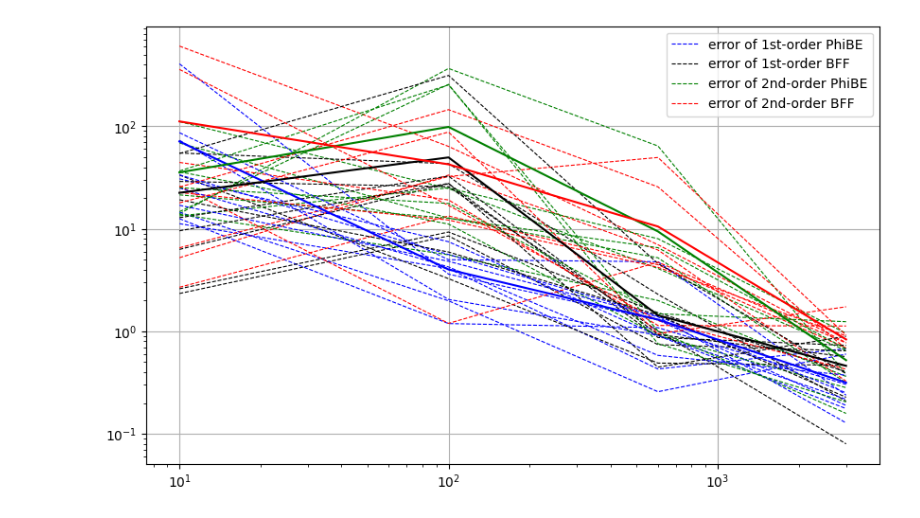
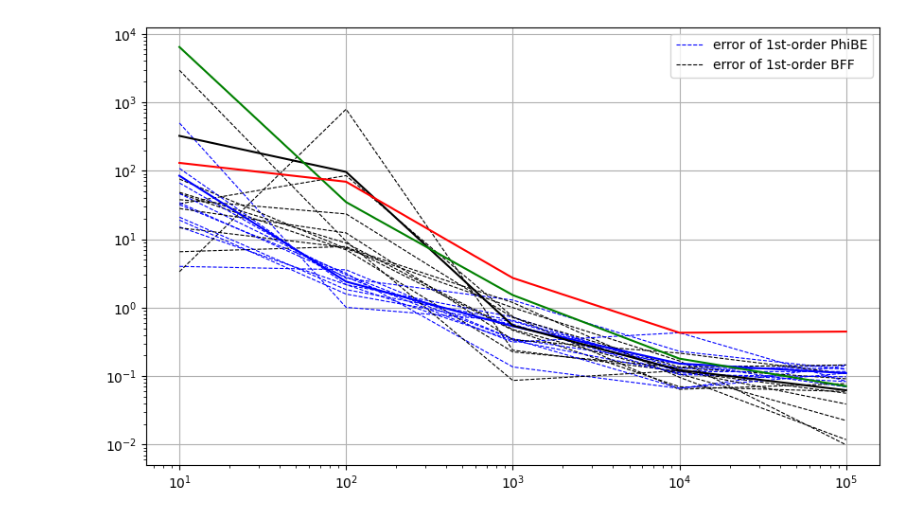
Before and after one commit to KostivArr/PhiBE-BFF, a Jupyter notebook: error_dataamount (10 simulations).ipynb, the cells around one changed output. Saved outputs shown, nothing was run; the diff lists cells and outputs as text; code cells hidden in the pictures.

```diff
--- a/error_dataamount (10 simulations).ipynb
+++ b/error_dataamount (10 simulations).ipynb
@@ -7,7 +7,7 @@ import matplotlib.pyplot as plt
 
 lambda_ = 0.05
 beta = 0.1
-delta_t=0.1
+delta_t=1
 k = 1
 sig=1
 
@@ -51,7 +51,7 @@ def gra_gradient_bases(s):
 # %%
 
 #compute
-dataamount = [10,100,600,3000]  # Number of trajectories
+dataamount = [10,100,1000,10**4,10**5]  # Number of trajectories
 
 
 error_PhiBE = []
@@ -164,35 +164,35 @@ for num_trajectories in dataamount:
 # Plot
 plt.figure(figsize=(10, 6))
 
 
 for i in range(10):
     if i == 0:
         plt.loglog(dataamount, error_PhiBE[i], 'b--', label='error of 1st-order PhiBE', linewidth=0.8)
         plt.loglog(dataamount, error_BFF[i], 'k--', label='error of 1st-order BFF', linewidth=0.8)
-        plt.loglog(dataamount, error_PhiBE_2nd[i], 'g--', label='error of 2nd-order PhiBE', linewidth=0.8)
-        plt.loglog(dataamount, error_BFF_2nd[i], 'r--', label='error of 2nd-order BFF', linewidth=0.8)
+        #plt.loglog(dataamount, error_PhiBE_2nd[i], 'g--', label='error of 2nd-order PhiBE', linewidth=0.8)
+        #plt.loglog(dataamount, error_BFF_2nd[i], 'r--', label='error of 2nd-order BFF', linewidth=0.8)
     else:
         plt.loglog(dataamount, error_PhiBE[i], 'b--', linewidth=0.8)
         plt.loglog(dataamount, error_BFF[i], 'k--', linewidth=0.8)
-        plt.loglog(dataamount, error_PhiBE_2nd[i], 'g--', linewidth=0.8)
-        plt.loglog(dataamount, error_BFF_2nd[i], 'r--', linewidth=0.8)
+        #plt.loglog(dataamount, error_PhiBE_2nd[i], 'g--', linewidth=0.8)
+        #plt.loglog(dataamount, error_BFF_2nd[i], 'r--', linewidth=0.8)
 
 
 # Compute means
 error_PhiBE_mean = np.mean(error_PhiBE, axis=0)
 error_BFF_mean = np.mean(error_BFF, axis=0)
 error_PhiBE_2nd_mean = np.mean(error_PhiBE_2nd, axis=0)
 error_BFF_2nd_mean = np.mean(error_BFF_2nd, axis=0)
 
 # Plot means with appropriate color and style
 plt.loglog(dataamount, error_PhiBE_mean, 'b-')
 plt.loglog(dataamount, error_BFF_mean, 'k-')
 plt.loglog(dataamount, error_PhiBE_2nd_mean, 'g-' )
 plt.loglog(dataamount, error_BFF_2nd_mean, 'r-')
 
 # Add legend and grid
 plt.legend()
 plt.grid(True)
 plt.show()
 # %% [output]
-[figure, old version]
+[figure, new version]
```
